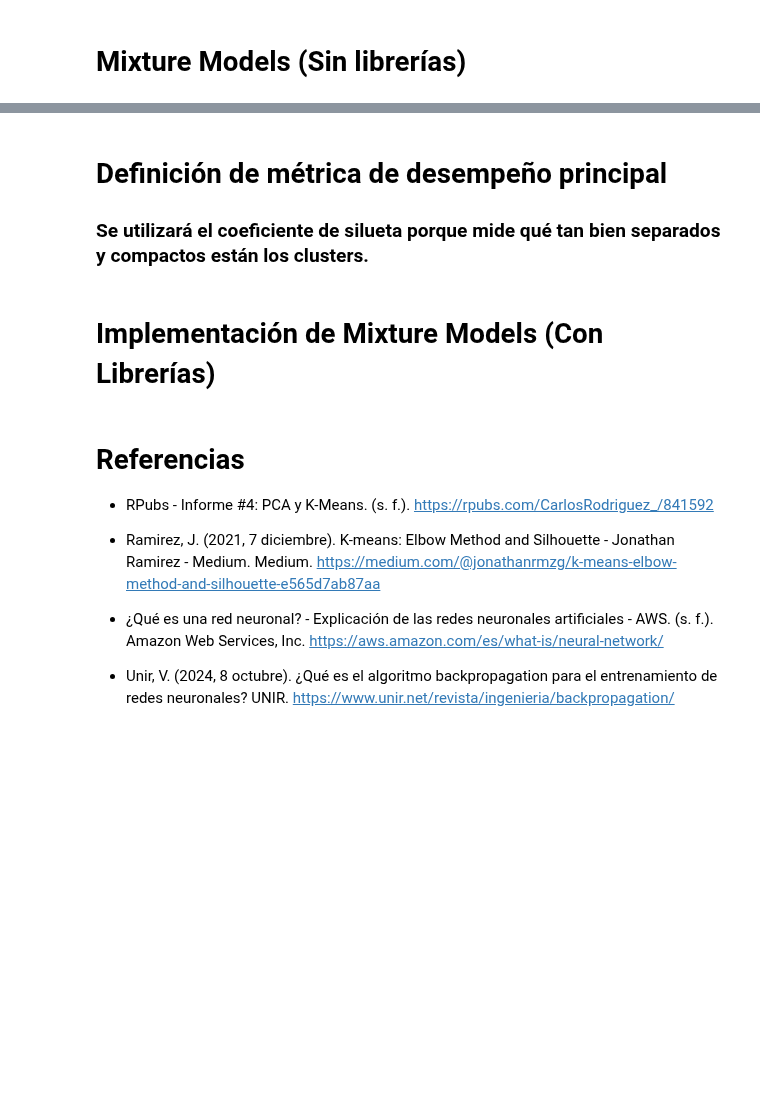
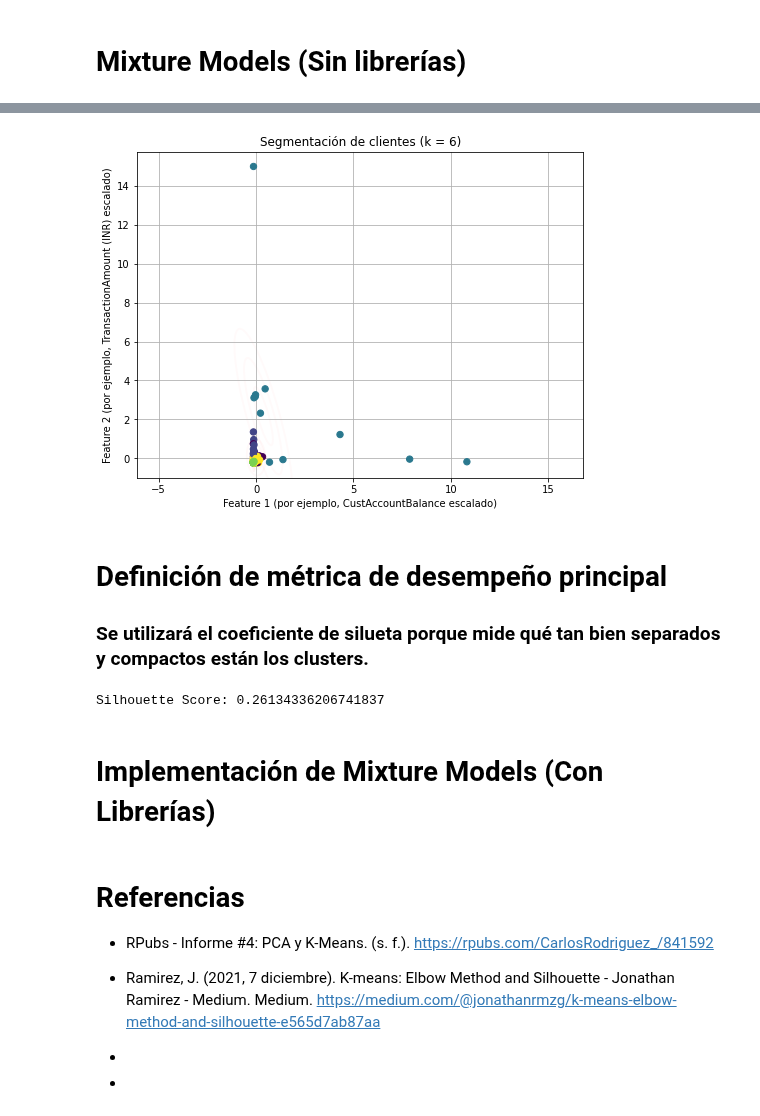
Before and after one commit to mar22266/LABORATORIOS-IA, a Jupyter notebook: Laboratorio04/Lab04.ipynb, the cells around one changed output, grey strips where cells are left out. Cells and saved outputs as stored; diff of their text form; code cells hidden in the pictures; blank space fills up the shorter version.

```diff
--- a/Laboratorio04/Lab04.ipynb
+++ b/Laboratorio04/Lab04.ipynb
@@ -302,6 +522,64 @@ plt.show()
+# %%
+import matplotlib.pyplot as plt
+from matplotlib.patches import Ellipse
+
+def draw_ellipse(position, covariance, ax=None, **kwargs):
+    """Dibuja una elipse con una posición y covarianza dadas."""
+    ax = ax or plt.gca()
+
+    # Convertir la covarianza a ejes principales (solo para 2D)
+    if covariance.shape == (2, 2):
+        U, s, Vt = np.linalg.svd(covariance)
+        angle = np.degrees(np.arctan2(U[1, 0], U[0, 0]))
+        width, height = 2 * np.sqrt(s)
+    else:
+        angle = 0
+        width, height = 2 * np.sqrt(covariance)
+
+    # Dibuja la elipse para 1, 2 y 3 sigma
+    for nsig in range(1, 4):
+        ax.add_patch(Ellipse(position, nsig * width, nsig * height,
+                             angle, **kwargs))
+
+def plot_mixture_model(model, X, ax=None):
+    """Grafica la segmentación y dibuja las elipses de covarianza para cada cluster."""
+    ax = ax or plt.gca()
+    # Predicción de etiquetas con el modelo ajustado
+    labels = model.predict(X)
+    ax.scatter(X[:, 0], X[:, 1], c=labels, cmap='viridis', s=40, zorder=2)
+    ax.axis('equal')
+
+    # Factor de escalado para la transparencia de la elipse (ajustable)
+    w_factor = 0.2 / model.weights.max() if model.weights.max() != 0 else 1.0
+    # Dibuja la elipse de cada cluster usando las dos primeras features
+    for pos, covar, w in zip(model.means, model.covs, model.weights):
+        # Seleccionamos las dos primeras features
+        pos_2d = pos[:2]
+        cov_2d = covar[:2, :2]
+        draw_ellipse(pos_2d, cov_2d, ax=ax, alpha=w * w_factor, edgecolor='red', facecolor='none', lw=2)
+
+    ax.set_xlabel("Feature 1 (por ejemplo, CustAccountBalance escalado)")
+    ax.set_ylabel("Feature 2 (por ejemplo, TransactionAmount (INR) escalado)")
+    ax.set_title(f"Segmentación de clientes (k = {model.k})")
+    ax.grid(True)
+
+# Graficamos la segmentación utilizando la muestra X_sample y el modelo final ajustado
+plt.figure(figsize=(8, 6))
+plot_mixture_model(model_final, X_sample)
+plt.show()
+# %% [output]
+[figure, added]
 # %% [markdown]
 # Definición de métrica de desempeño principal
 ### Se utilizará el coeficiente de silueta porque mide qué tan bien separados y compactos están los clusters.
+# %%
+from sklearn.metrics import silhouette_score
+
+# Calcular la silueta utilizando las etiquetas obtenidas (labels) y la muestra X_sample
+score = silhouette_score(X_sample, labels)
+print("Silhouette Score:", score)
+# %% [output]
+Silhouette Score: 0.26134336206741837
 # %% [markdown]
 # Implementación de Mixture Models (Con Librerías)
 # %% [markdown]
@@ -311,6 +589,6 @@ plt.show()
 
 - Ramirez, J. (2021, 7 diciembre). K-means: Elbow Method and Silhouette - Jonathan Ramirez - Medium. Medium. https://medium.com/@jonathanrmzg/k-means-elbow-method-and-silhouette-e565d7ab87aa
 
-- ¿Qué es una red neuronal? - Explicación de las redes neuronales artificiales - AWS. (s. f.). Amazon Web Services, Inc. https://aws.amazon.com/es/what-is/neural-network/
+-
 
-- Unir, V. (2024, 8 octubre). ¿Qué es el algoritmo backpropagation para el entrenamiento de redes neuronales? UNIR. https://www.unir.net/revista/ingenieria/backpropagation/
+-
```
Also changed, not shown: parts of 8 cells of this notebook.
